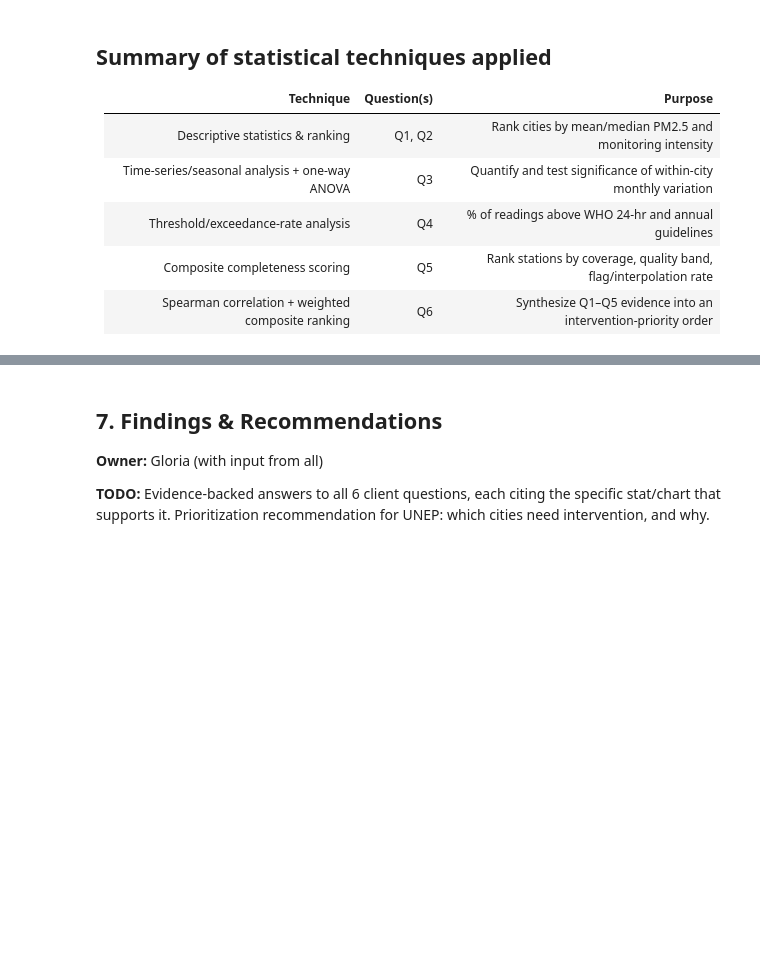
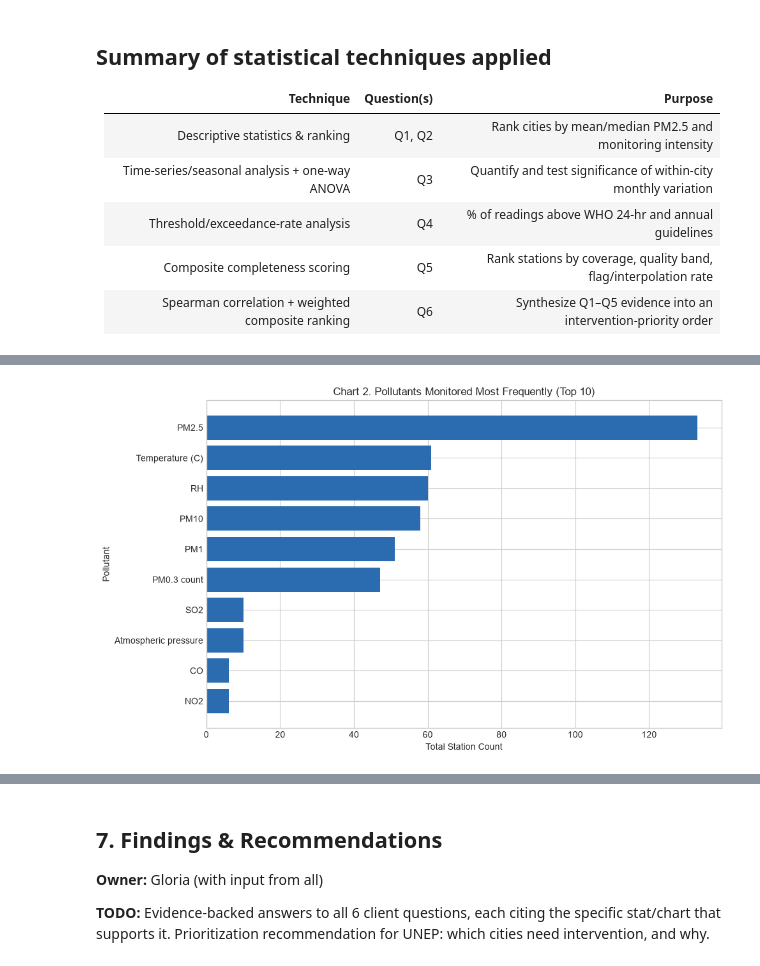
Before and after one commit to Simiyu-Gloria/air-quality-analysis-capstone, a Jupyter notebook: notebooks/analysis.ipynb, the cells around one changed output, grey strips where cells are left out. Saved outputs shown, nothing was run; the diff lists cells and outputs as text; code cells hidden in the pictures; blank space fills up the shorter version.

```diff
--- a/notebooks/analysis.ipynb
+++ b/notebooks/analysis.ipynb
@@ -1096,0 +1146,19 @@ Monitoring-expansion watchlist (excluded from priority ranking due to low sample
+# %%
+# Chart 2: Most monitored pollutants across cities
+
+top_pollutants = q2_total_pollutants.head(10).copy()
+pollutant_col = "pollutant" if "pollutant" in top_pollutants.columns else "parameter"
+top_pollutants[pollutant_col] = top_pollutants[pollutant_col].map(normalize_label)
+top_pollutants = top_pollutants.sort_values("station_count", ascending=True)
+fig, ax = plt.subplots(figsize=(10, 6))
+ax.barh(top_pollutants[pollutant_col], top_pollutants["station_count"], color=PALETTE["blue"] )
+ax.set_title("Chart 2: Pollutants Monitored Most Frequently (Top 10)")
+ax.set_xlabel("Total Station Count")
+ax.set_ylabel("Pollutant")
+plt.tight_layout()
+out = VIS_DIR / "chart2_top_pollutants.png"
+fig.savefig(out, dpi=300, bbox_inches="tight")
+saved_files.append(out.name)
+plt.show()
+# %% [output]
+[figure, added]
```
Also changed, not shown: parts of 9 cells of this notebook, 6 other files.
